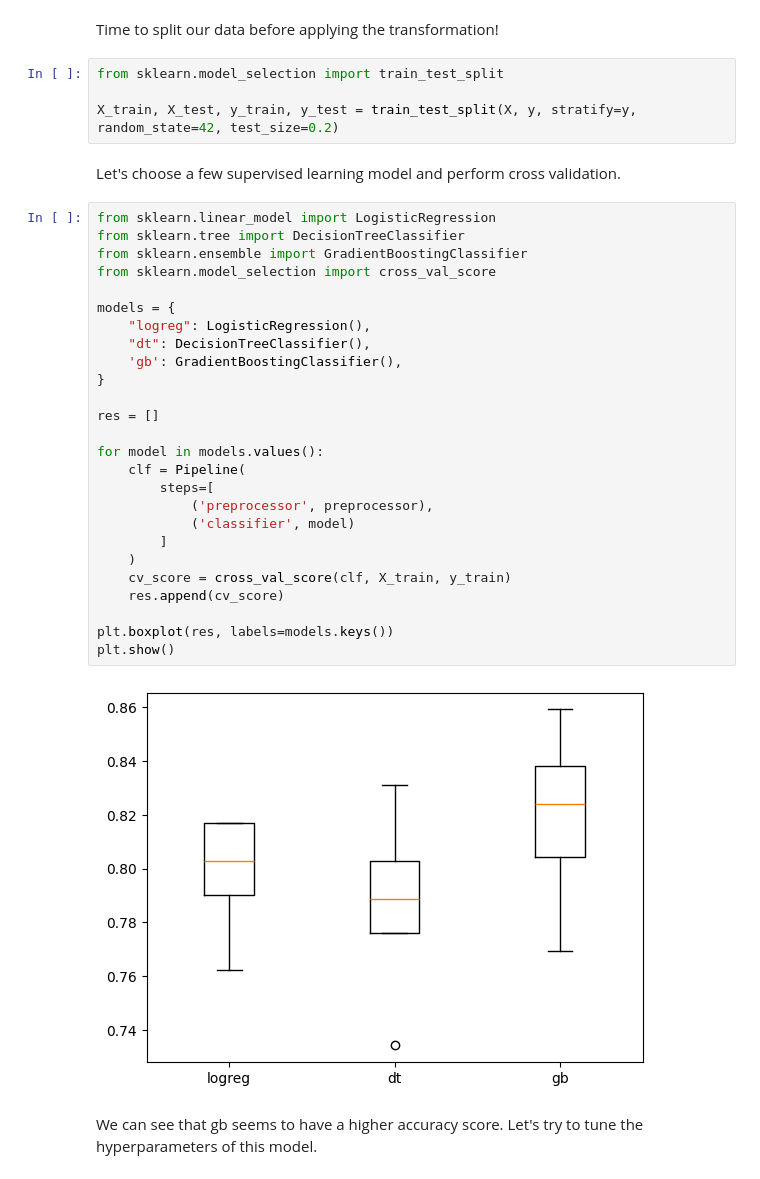
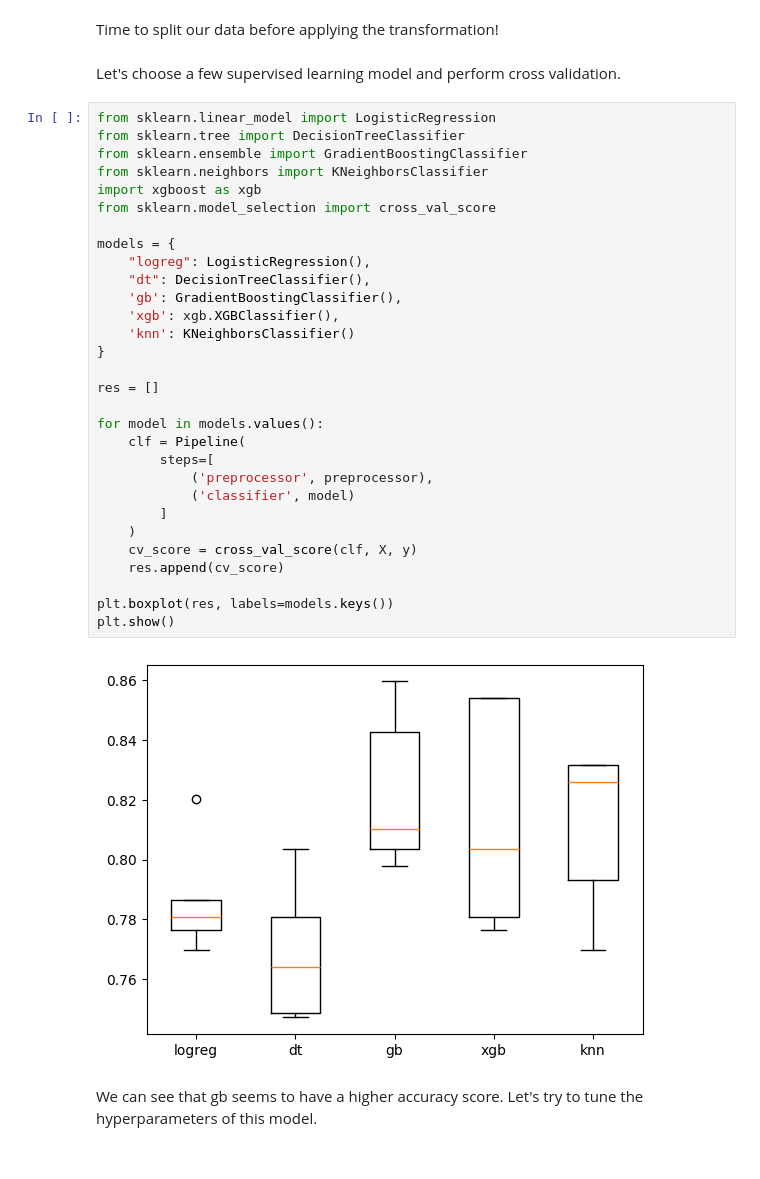
Before and after one commit to ashhssn/kaggle-notebooks, a Jupyter notebook: titanic/notebooks/titanic.ipynb, the cells around one changed output. Drawn from its saved outputs; the diff is of its cells as text.

```diff
--- a/titanic/notebooks/titanic.ipynb
+++ b/titanic/notebooks/titanic.ipynb
@@ -198,40 +198,40 @@ preprocessor = ColumnTransformer(
 )
 # %% [markdown]
 Time to split our data before applying the transformation!
-# %%
-from sklearn.model_selection import train_test_split
-
-X_train, X_test, y_train, y_test = train_test_split(X, y, stratify=y, random_state=42, test_size=0.2)
 # %% [markdown]
 Let's choose a few supervised learning model and perform cross validation.
 # %%
 from sklearn.linear_model import LogisticRegression
 from sklearn.tree import DecisionTreeClassifier
 from sklearn.ensemble import GradientBoostingClassifier
+from sklearn.neighbors import KNeighborsClassifier
+import xgboost as xgb
 from sklearn.model_selection import cross_val_score
 
 models = {
     "logreg": LogisticRegression(),
     "dt": DecisionTreeClassifier(),
     'gb': GradientBoostingClassifier(),
+    'xgb': xgb.XGBClassifier(),
+    'knn': KNeighborsClassifier()
 }
 
 res = []
 
 for model in models.values():
     clf = Pipeline(
         steps=[
             ('preprocessor', preprocessor),
             ('classifier', model)
         ]
     )
-    cv_score = cross_val_score(clf, X_train, y_train)
+    cv_score = cross_val_score(clf, X, y)
     res.append(cv_score)
 
 plt.boxplot(res, labels=models.keys())
 plt.show()
 # %% [output]
-[figure, old version]
+[figure, new version]
 # %% [markdown]
 We can see that gb seems to have a higher accuracy score. Let's try to tune the hyperparameters of this model.
 # %% [markdown]
```
Also changed, not shown: parts of 16 cells of this notebook.
